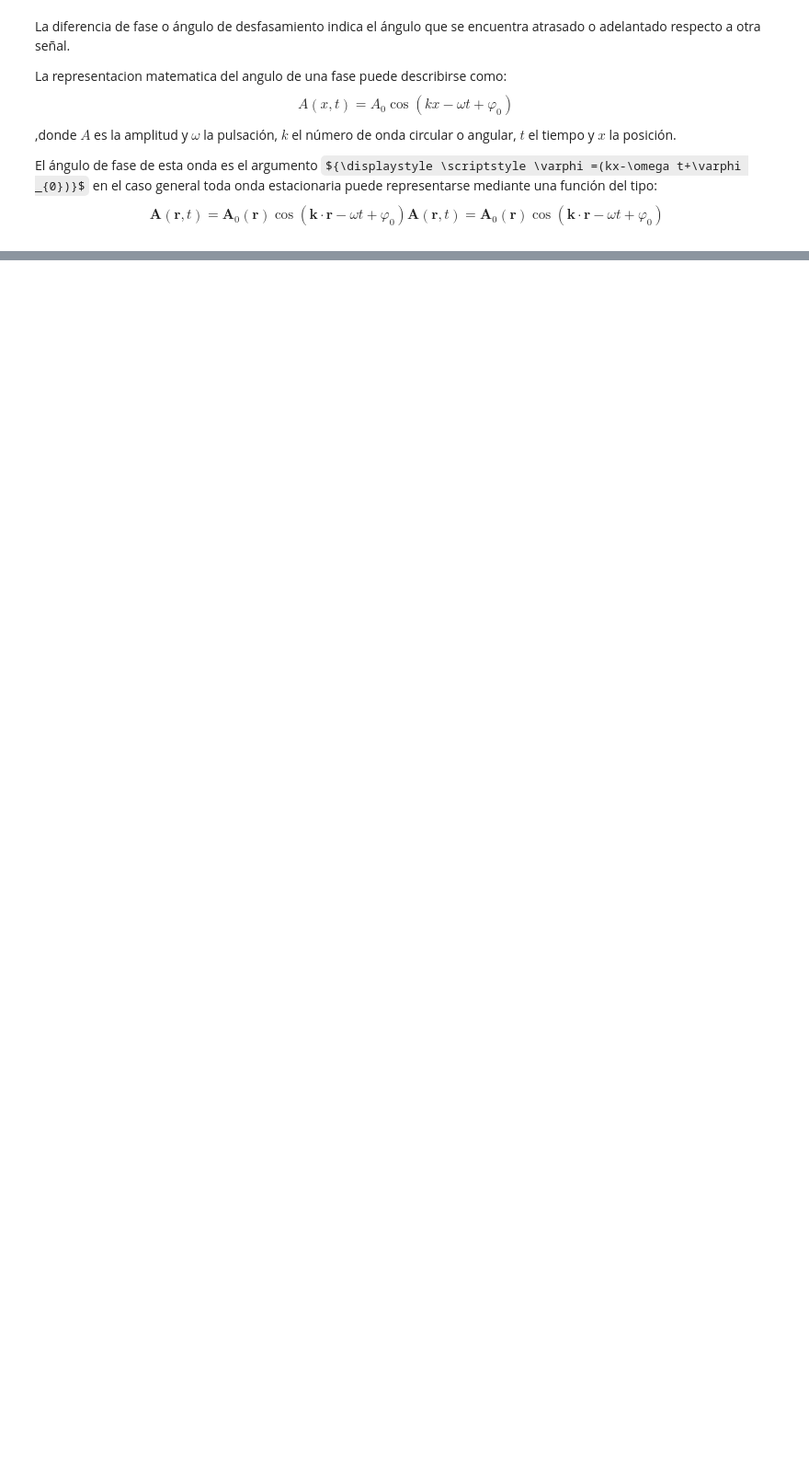
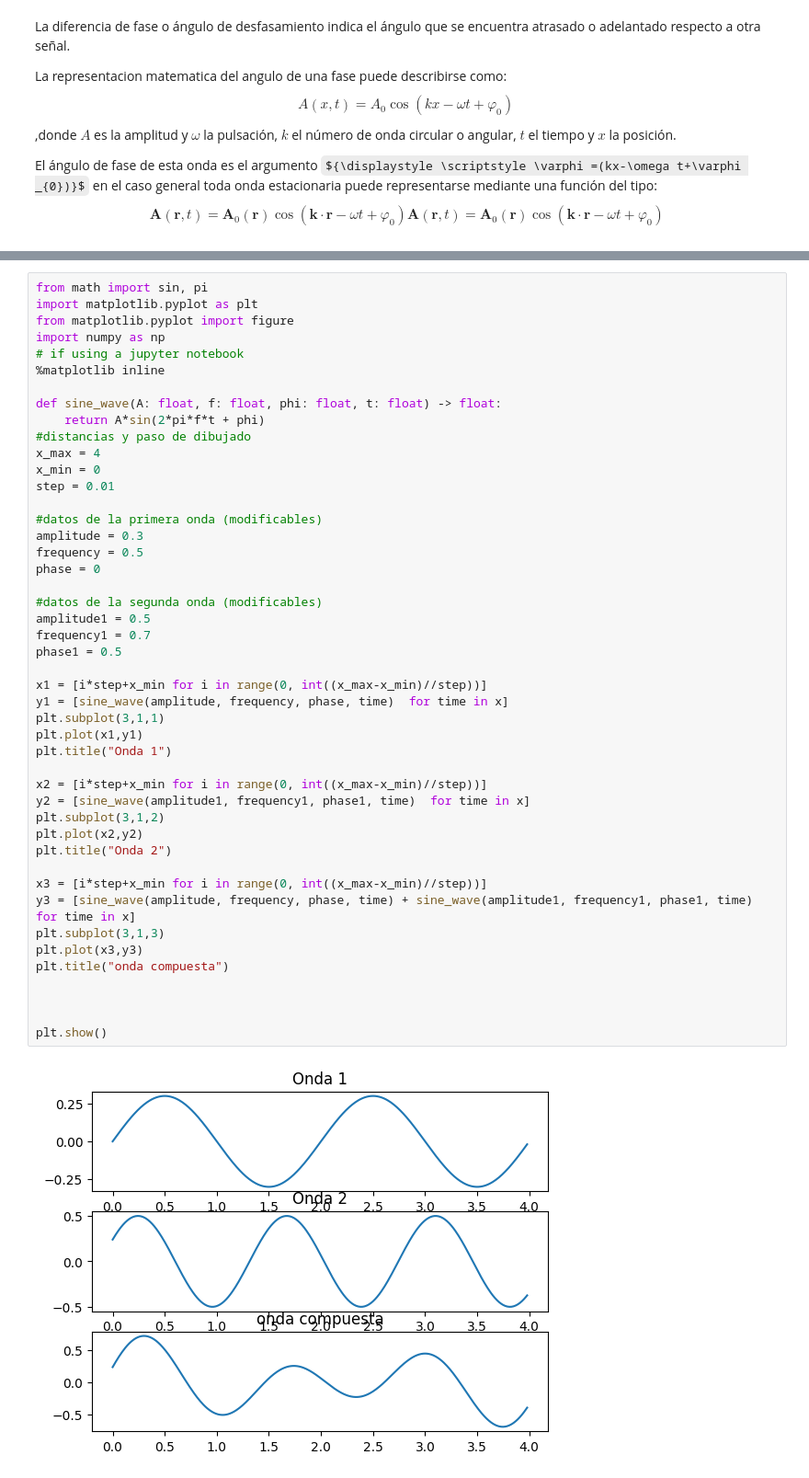
Before and after one commit to pintogatito/Seniales, a Jupyter notebook: Signal.ipynb, the cells around one changed output, grey strips where cells are left out. Shown: that part at 92% size. Saved outputs shown, nothing was run; the diff lists cells and outputs as text; some formulas as TeX source; blank space fills up the shorter version.

```diff
--- a/Signal.ipynb
+++ b/Signal.ipynb
@@ -236,0 +273,48 @@ plt.show()
+# %%
+from math import sin, pi
+import matplotlib.pyplot as plt
+from matplotlib.pyplot import figure
+import numpy as np
+# if using a jupyter notebook
+%matplotlib inline
+
+def sine_wave(A: float, f: float, phi: float, t: float) -> float:
+    return A*sin(2*pi*f*t + phi)
+#distancias y paso de dibujado
+x_max = 4
+x_min = 0
+step = 0.01
+
+#datos de la primera onda (modificables)
+amplitude = 0.3
+frequency = 0.5
+phase = 0
+
+#datos de la segunda onda (modificables)
+amplitude1 = 0.5
+frequency1 = 0.7
+phase1 = 0.5
+
+x1 = [i*step+x_min for i in range(0, int((x_max-x_min)//step))]
+y1 = [sine_wave(amplitude, frequency, phase, time)  for time in x]
+plt.subplot(3,1,1)
+plt.plot(x1,y1)
+plt.title("Onda 1")
+
+x2 = [i*step+x_min for i in range(0, int((x_max-x_min)//step))]
+y2 = [sine_wave(amplitude1, frequency1, phase1, time)  for time in x]
+plt.subplot(3,1,2)
+plt.plot(x2,y2)
+plt.title("Onda 2")
+
+x3 = [i*step+x_min for i in range(0, int((x_max-x_min)//step))]
+y3 = [sine_wave(amplitude, frequency, phase, time) + sine_wave(amplitude1, frequency1, phase1, time)  for time in x]
+plt.subplot(3,1,3)
+plt.plot(x3,y3)
+plt.title("onda compuesta")
+
+
+
+plt.show()
+# %% [output]
+[figure, added]
```
Also changed, not shown: parts of 8 cells of this notebook, 1 other file.
